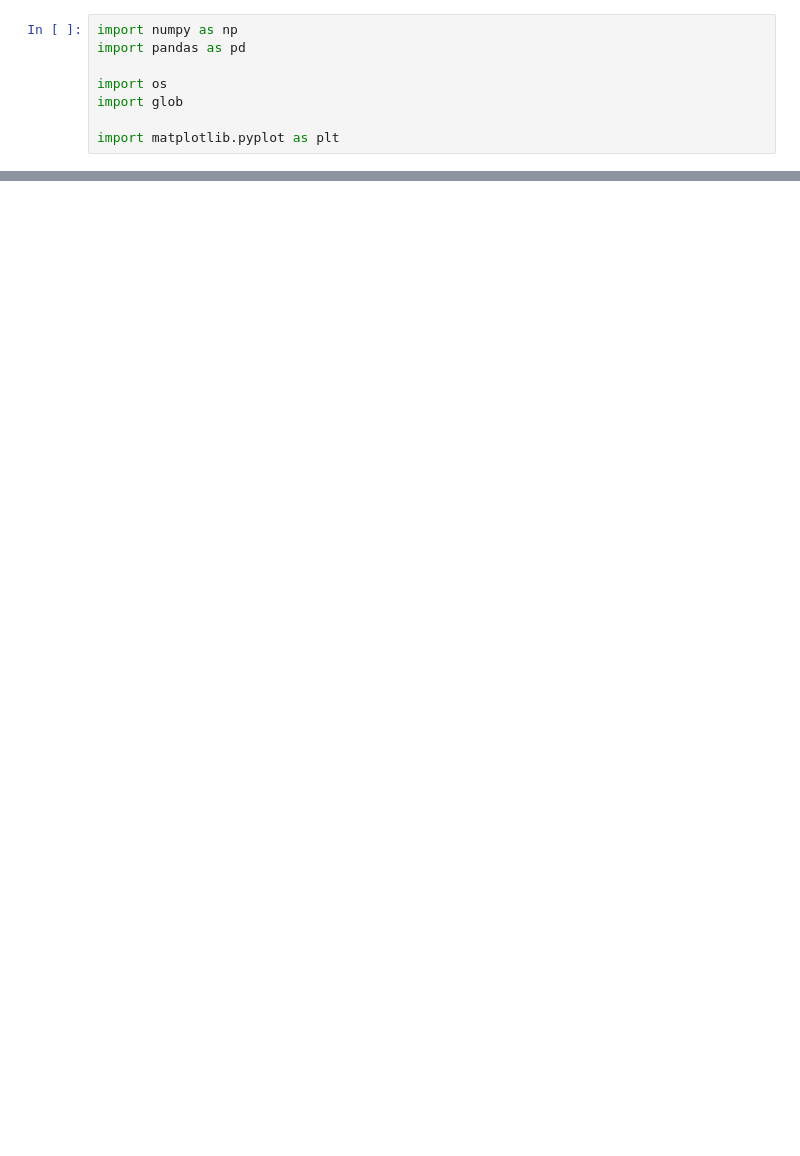
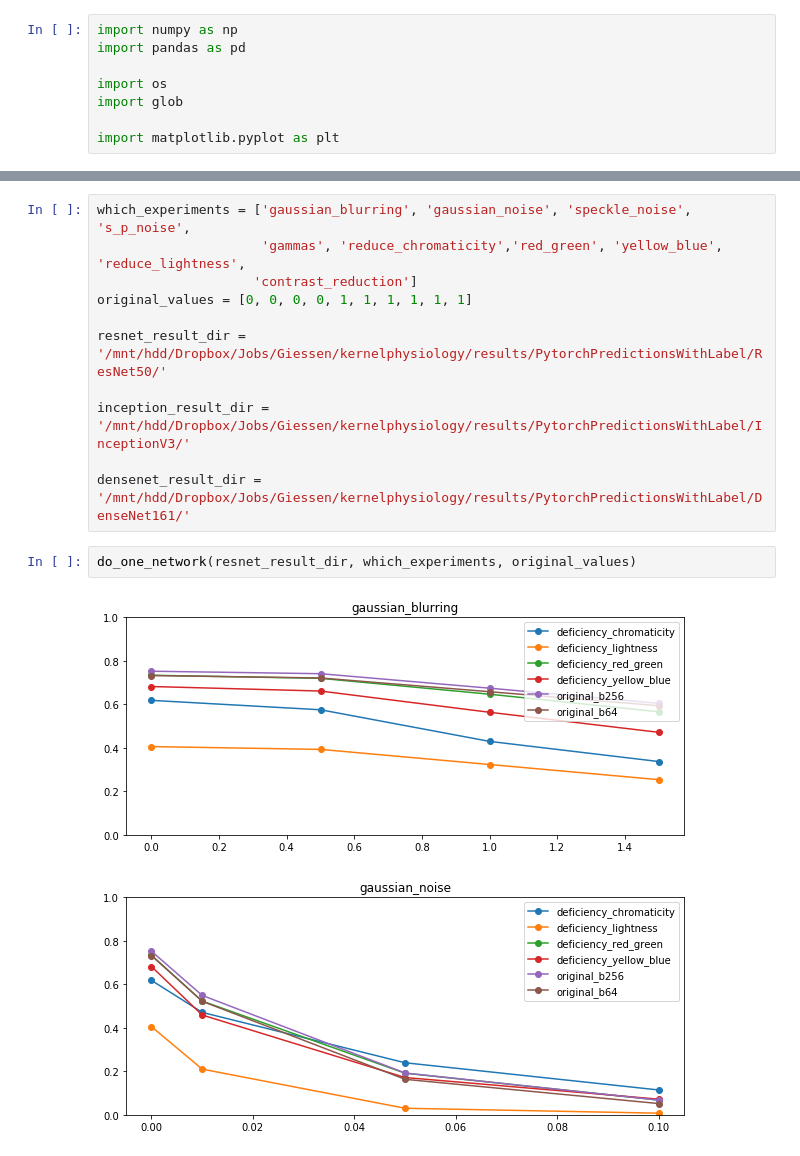
Before and after one commit to ArashAkbarinia/kernelphysiology, a Jupyter notebook: python/src/kernelphysiology/analysis/keras_networks/report_chromacity.ipynb, the cells around one changed output, grey strips where cells are left out. Cells and saved outputs as stored; diff of their text form; blank space fills up the shorter version.

```diff
--- a/python/src/kernelphysiology/analysis/keras_networks/report_chromacity.ipynb
+++ b/python/src/kernelphysiology/analysis/keras_networks/report_chromacity.ipynb
@@ -155,0 +202,16 @@ for i, (key, value) in enumerate(networks.items()):
+# %%
+which_experiments = ['gaussian_blurring', 'gaussian_noise', 'speckle_noise', 's_p_noise',
+                     'gammas', 'reduce_chromaticity','red_green', 'yellow_blue', 'reduce_lightness',
+                    'contrast_reduction']
+original_values = [0, 0, 0, 0, 1, 1, 1, 1, 1, 1]
+
+resnet_result_dir = '/mnt/hdd/Dropbox/Jobs/Giessen/kernelphysiology/results/PytorchPredictionsWithLabel/ResNet50/'
+
+inception_result_dir = '/mnt/hdd/Dropbox/Jobs/Giessen/kernelphysiology/results/PytorchPredictionsWithLabel/InceptionV3/'
+
+densenet_result_dir = '/mnt/hdd/Dropbox/Jobs/Giessen/kernelphysiology/results/PytorchPredictionsWithLabel/DenseNet161/'
+# %%
+do_one_network(resnet_result_dir, which_experiments, original_values)
+# %% [output]
+[figure, added]
+[figure, added]
```
Also changed, not shown: parts of 18 cells of this notebook.
